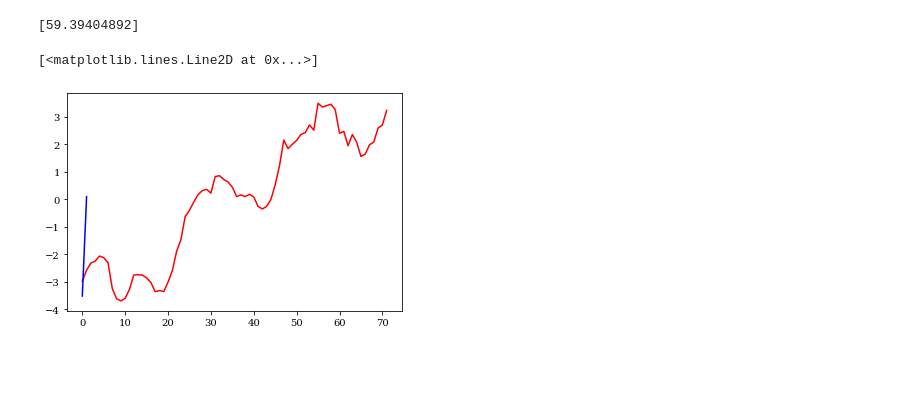
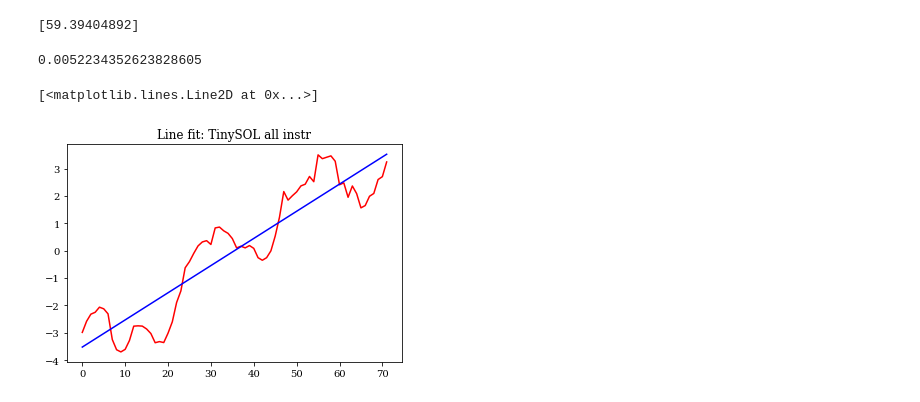
Before and after one commit to sripathisridhar/sridhar2020ismir, a Jupyter notebook: helicalitySOL.ipynb, the cells around one changed output. Drawn from its saved outputs; the diff is of its cells as text; code cells hidden in the pictures; blank space fills up the shorter version.

Commit message:
Updated line regression

```diff
--- a/helicalitySOL.ipynb
+++ b/helicalitySOL.ipynb
@@ -207,11 +207,18 @@ line_residual = fit_returns[0]
 print(line_residual)
 # %% [output]
 [59.39404892]
+# %%
+x = np.arange(len(coords[:,2]))
+r = scipy.stats.linregress(x, coords[:,2])
+print(r.stderr)
+# %% [output]
+0.0052234352623828605
 # %%
 plt.figure()
+plt.title('Line fit: TinySOL all instr')
 plt.plot(coords[:,2], 'r')
 
-plt.plot(line_fit, 'b')
+plt.plot(r.intercept + r.slope*x, 'b')
 # %% [output]
 [<matplotlib.lines.Line2D at 0x...>]
-[figure, old version]
+[figure, new version]
```
